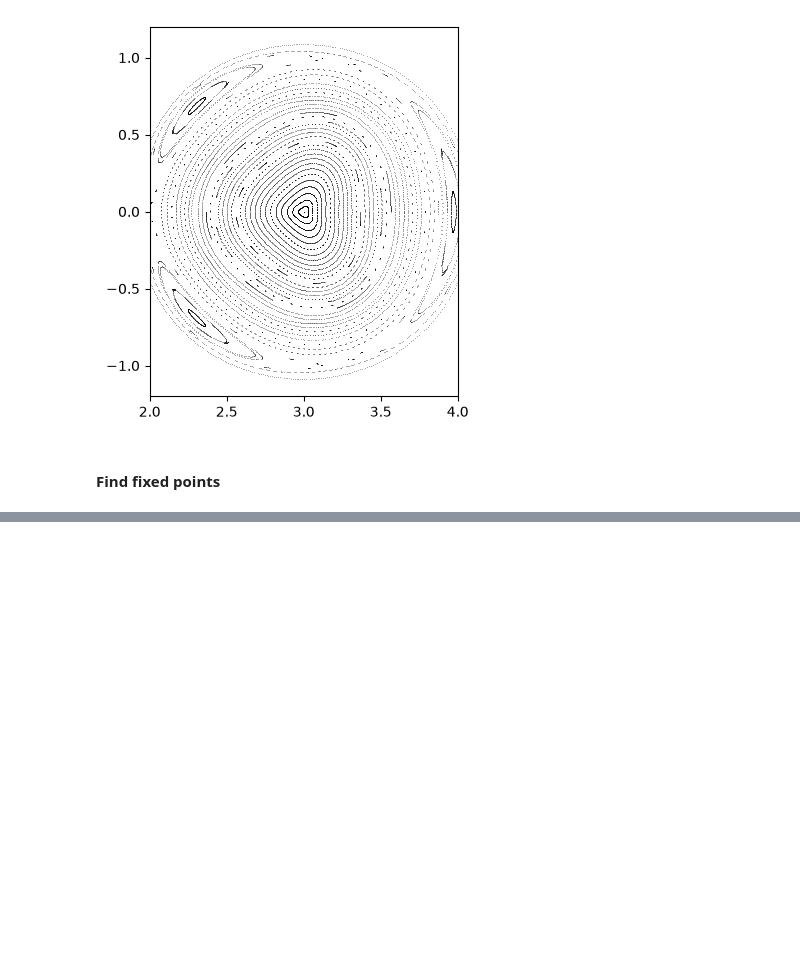
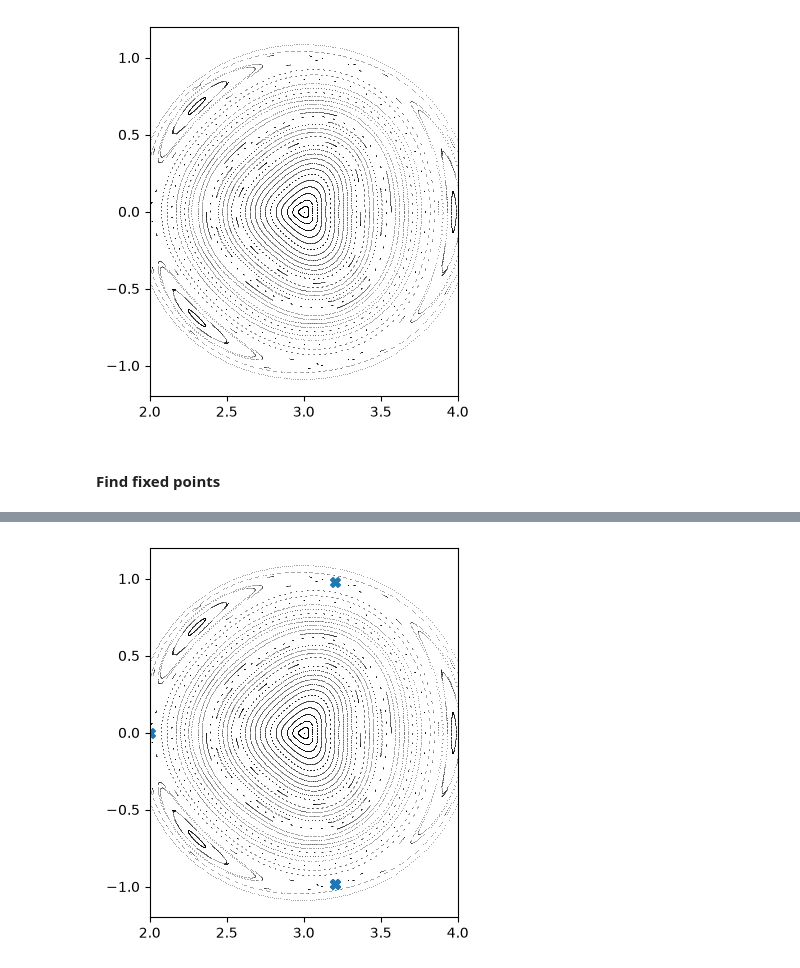
Before and after one commit to mireiaraventos/SdS, a Jupyter notebook: local/pyoculus_examples/island_fp.ipynb, the cells around one changed output, grey strips where cells are left out. Saved outputs shown, nothing was run; the diff lists cells and outputs as text; code cells hidden in the pictures; blank space fills up the shorter version.

```diff
--- a/local/pyoculus_examples/island_fp.ipynb
+++ b/local/pyoculus_examples/island_fp.ipynb
@@ -71,16 +83,19 @@ else:
 # %%
 fig, ax = pplot.plot(
     marker=".",
     s=0.5,
     xlim=[2., 4.],
     ylim=[-1.2, 1.2]
 )
 
 fp.plot(
     fig=fig,
     ax=ax,
     marker="X",
-    s=80
+    s=50,
+    plot_all = True
 )
 
 plt.show()
+# %% [output]
+[figure, added]
```
Also changed, not shown: parts of 5 cells of this notebook.
